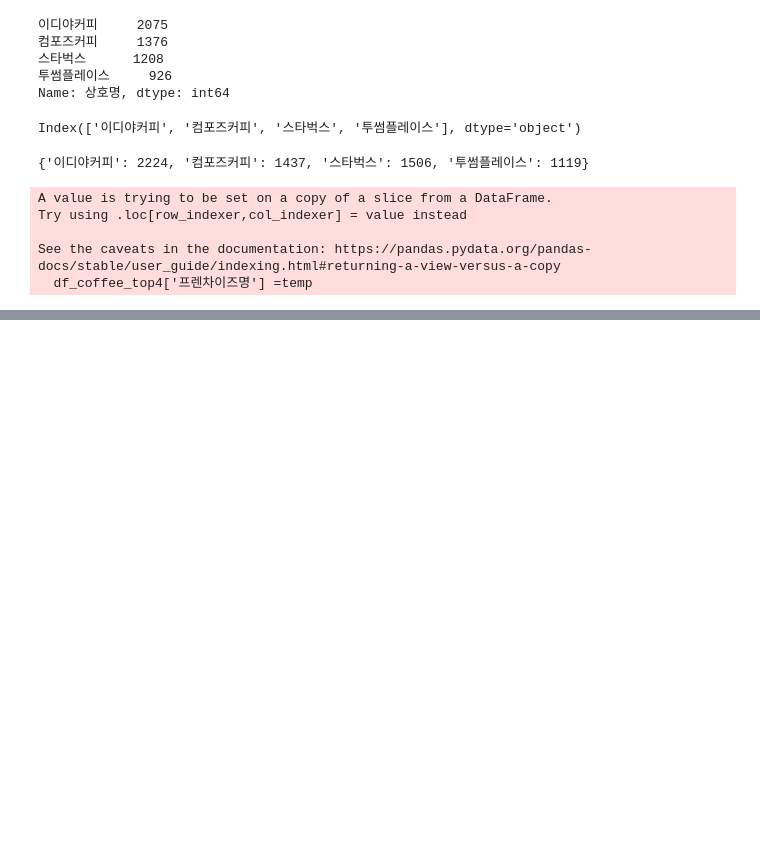
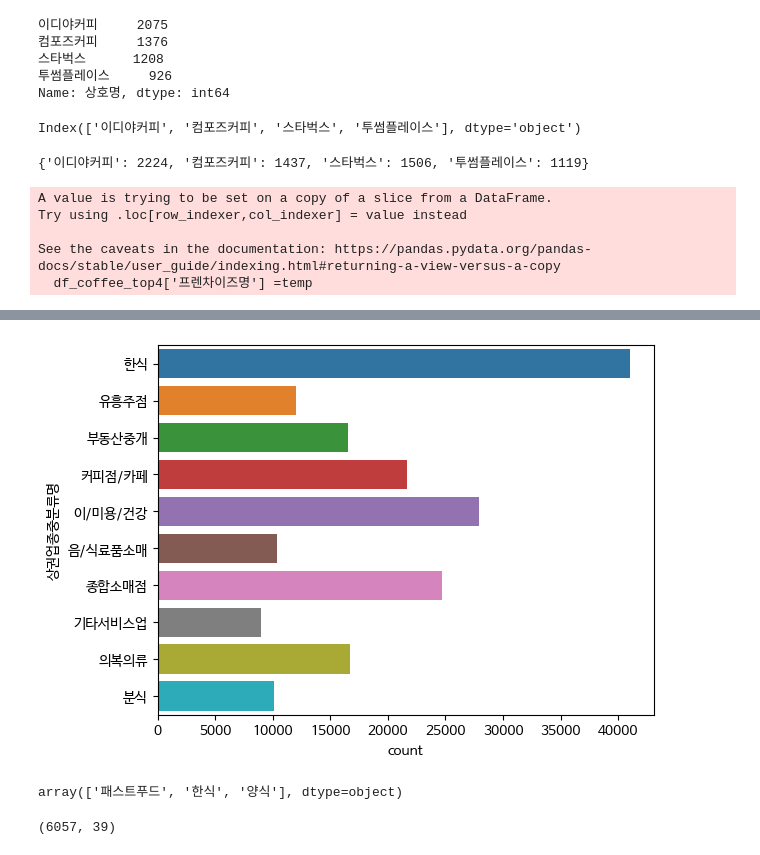
Before and after one commit to leekyuyoung20230313/pythone, a Jupyter notebook: 전처리/상권분석.ipynb, the cells around one changed output, grey strips where cells are left out. Saved outputs shown, nothing was run; the diff lists cells and outputs as text; code cells hidden in the pictures; blank space fills up the shorter version.

```diff
--- a/전처리/상권분석.ipynb
+++ b/전처리/상권분석.ipynb
@@ -270,0 +268,9 @@ array(['스타벅스', '스타벅스', '이디야', ..., '컴포즈', '투썸플
+# %%
+# 상위 10개만
+temp = df_seoul['상권업종중분류명'].value_counts()
+temp = df_seoul[df_seoul['상권업종중분류명'].isin(temp[:10].index)]['상권업종중분류명']
+temp = pd.DataFrame(temp)
+sns.countplot(temp, y = '상권업종중분류명')
+plt.show()
+# %% [output]
+[figure, added]
@@ -270,0 +279,11 @@ array(['스타벅스', '스타벅스', '이디야', ..., '컴포즈', '투썸플
+# %%
+# df_seoul[df_seoul['상호명'].str.contains('김밥','햄버거')]['상권업종중분류명'].unique()
+# df_seoul[df_seoul['상호명'].str.contains('김밥|햄버거')]['상권업종중분류명'].unique()
+df_seoul[df_seoul['상호명'].str.contains('햄버거')]['상권업종중분류명'].unique()
+# %% [output]
+array(['패스트푸드', '한식', '양식'], dtype=object)
+# %%
+df_seoul_fastfood = df_seoul[df_seoul['상권업종중분류명'] == '패스트푸드']
+df_seoul_fastfood.shape
+# %% [output]
+(6057, 39)
```
Also changed, not shown: parts of 36 cells of this notebook.
